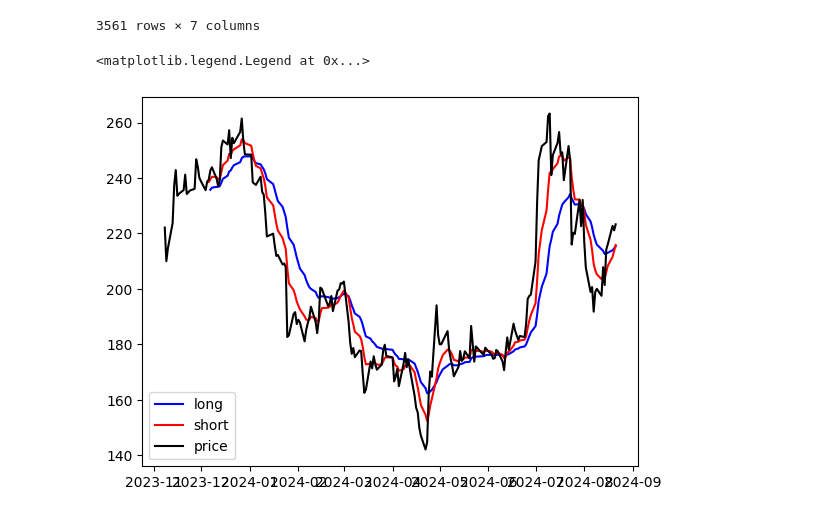
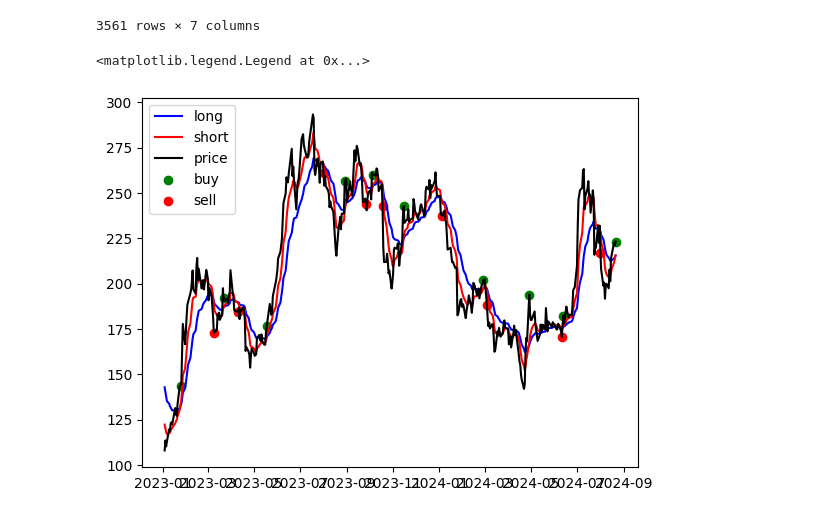
Before and after one commit to kauanmaf/field_project_cartesius, a Jupyter notebook: ma_crossover.ipynb, the cells around one changed output. Saved outputs shown, nothing was run; the diff lists cells and outputs as text; code cells hidden in the pictures.

Commit message:
Plotando os pontos de compra e venda

```diff
--- a/ma_crossover.ipynb
+++ b/ma_crossover.ipynb
@@ -81,13 +78,21 @@ evaluations = ma_crossover(long_average, short_average)
 # %%
 # Médias longa e curta
 long_average = moving_average(tsla_data["Adj Close"], tsla_data["Date"], 21)
 short_average = moving_average(tsla_data["Adj Close"], tsla_data["Date"], 8)
+evaluations = ma_crossover(long_average, short_average)
 
-# Plotando as médias com o preço
-plt.plot(long_average[round(19*long_average.size/20):], color = "blue", label = "long")
-plt.plot(short_average[round(19*short_average.size/20):], color = "red", label = "short")
-plt.plot(pd.Series(tsla_data["Adj Close"][round(19*long_average.size/20):].values, tsla_data["Date"][round(19*long_average.size/20):]), color = "black", label = "price")
+start_date = "2023-01-01"
+stop_date = "2024-01-01"
+
+buys = evaluations[(evaluations.index > start_date) & (evaluations.values == "buy")].index
+sells = evaluations[(evaluations.index > start_date) & (evaluations.values == "sell")].index
+
+plt.plot(long_average[long_average.index > pd.to_datetime(start_date)], color = "blue", label = "long")
+plt.plot(short_average[short_average.index > pd.to_datetime(start_date)], color = "red", label = "short")
+plt.plot(pd.Series(tsla_data["Adj Close"][tsla_data["Date"] > pd.to_datetime(start_date)].values, tsla_data["Date"][tsla_data["Date"] > pd.to_datetime(start_date)]), color = "black", label = "price")
+plt.scatter(buys, tsla_data[tsla_data["Date"].isin(buys)]["Adj Close"], color = "green", label = "buy")
+plt.scatter(sells, tsla_data[tsla_data["Date"].isin(sells)]["Adj Close"], color = "red", label = "sell")
 plt.legend()
 # %% [output]
 <matplotlib.legend.Legend at 0x...>
-[figure, old version]
+[figure, new version]
```
Also changed, not shown: parts of 2 cells of this notebook.
